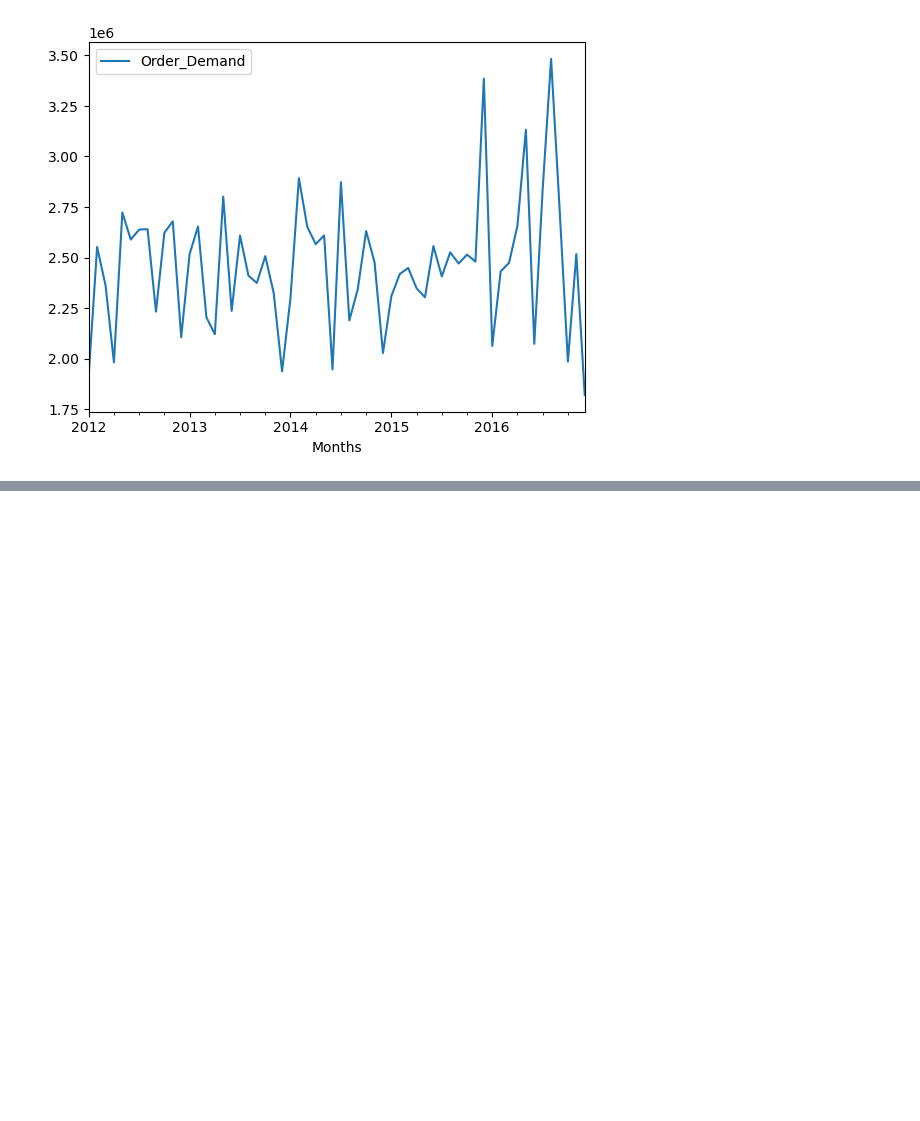
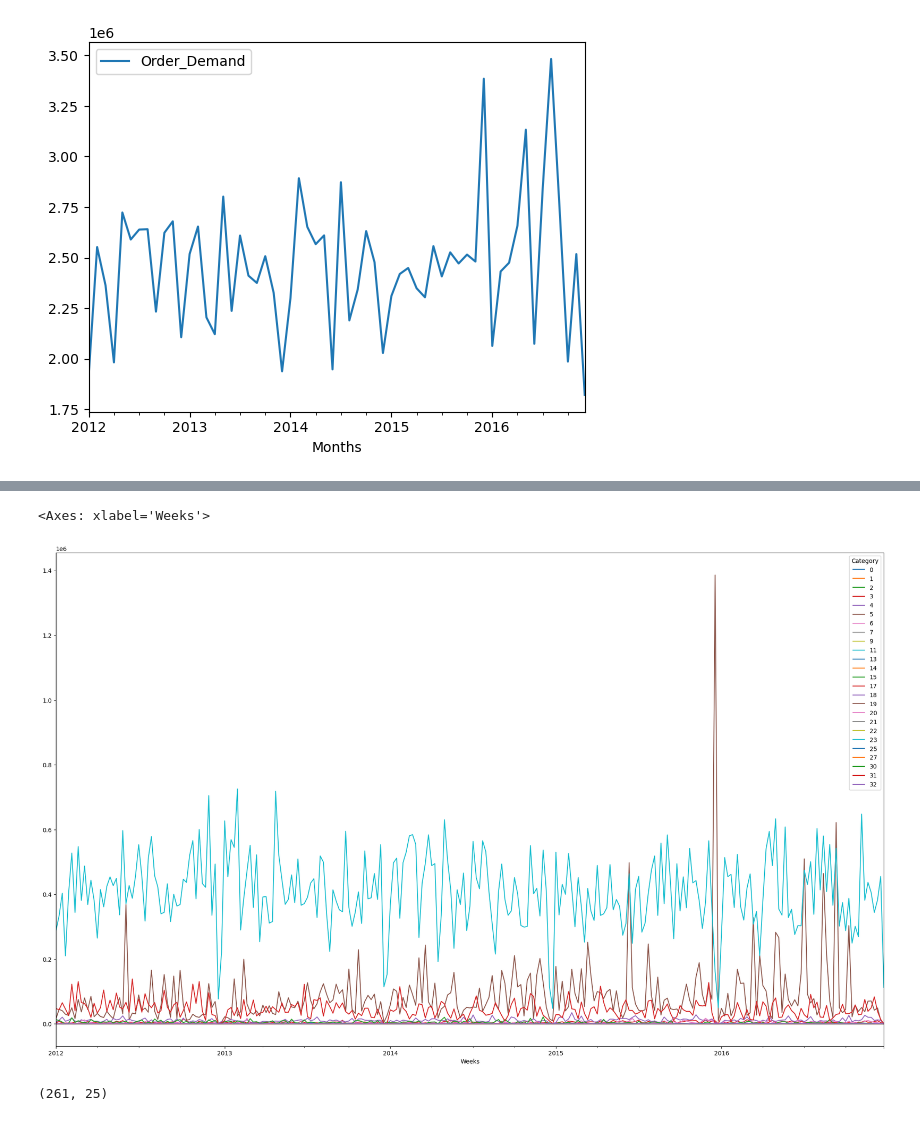
Before and after one commit to dkohlsdorf/sagemaker_experiments, a Jupyter notebook: notebooks/Seasons.ipynb, the cells around one changed output, grey strips where cells are left out. Drawn from its saved outputs; the diff is of its cells as text; code cells hidden in the pictures; blank space fills up the shorter version.

```diff
--- a/notebooks/Seasons.ipynb
+++ b/notebooks/Seasons.ipynb
@@ -42,0 +54,7 @@ plt.show()
+# %%
+data_pivot = weekly.pivot(index='Weeks', columns='Category', values='Order_Demand').fillna(0)
+
+data_pivot.plot(figsize=(25, 15))
+# %% [output]
+<Axes: xlabel='Weeks'>
+[figure, added]
@@ -42,0 +64,4 @@ plt.show()
+# %%
+scaled_data.shape
+# %% [output]
+(261, 25)
```
Also changed, not shown: parts of 12 cells of this notebook.
